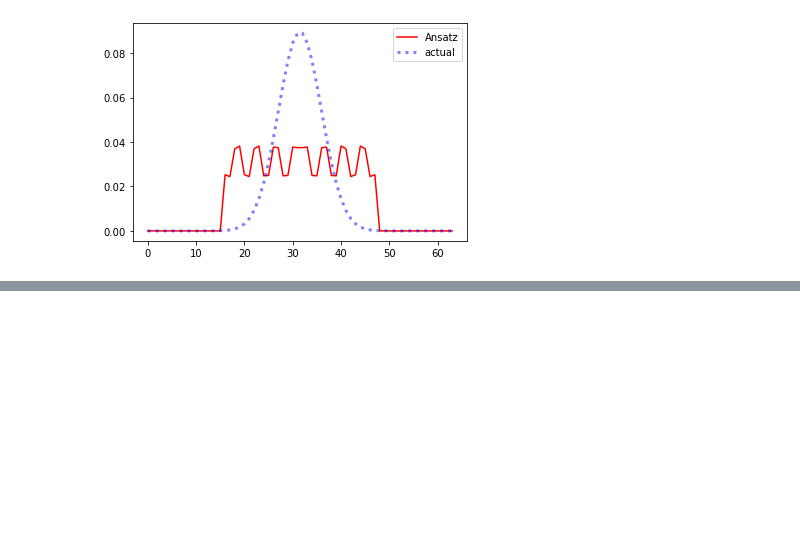
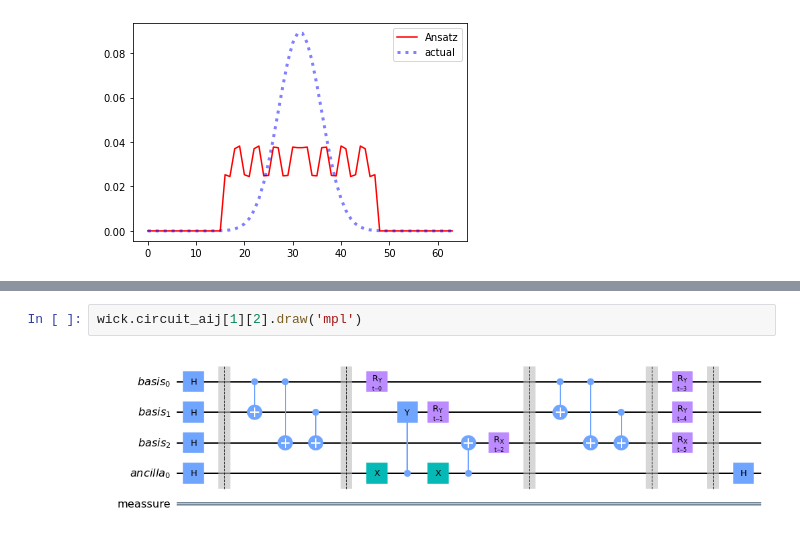
Before and after one commit to santoshkumarradha/stochastic-qc, a Jupyter notebook: Wick space evolution/implementation 2.ipynb, the cells around one changed output, grey strips where cells are left out. Saved outputs shown, nothing was run; the diff lists cells and outputs as text; blank space fills up the shorter version.

```diff
--- a/Wick space evolution/implementation 2.ipynb
+++ b/Wick space evolution/implementation 2.ipynb
@@ -341,0 +353,4 @@ result.fun
+# %%
+wick.circuit_aij[1][2].draw('mpl')
+# %% [output]
+[figure, added]
```
Also changed, not shown: parts of 7 cells of this notebook, 2 other files.
